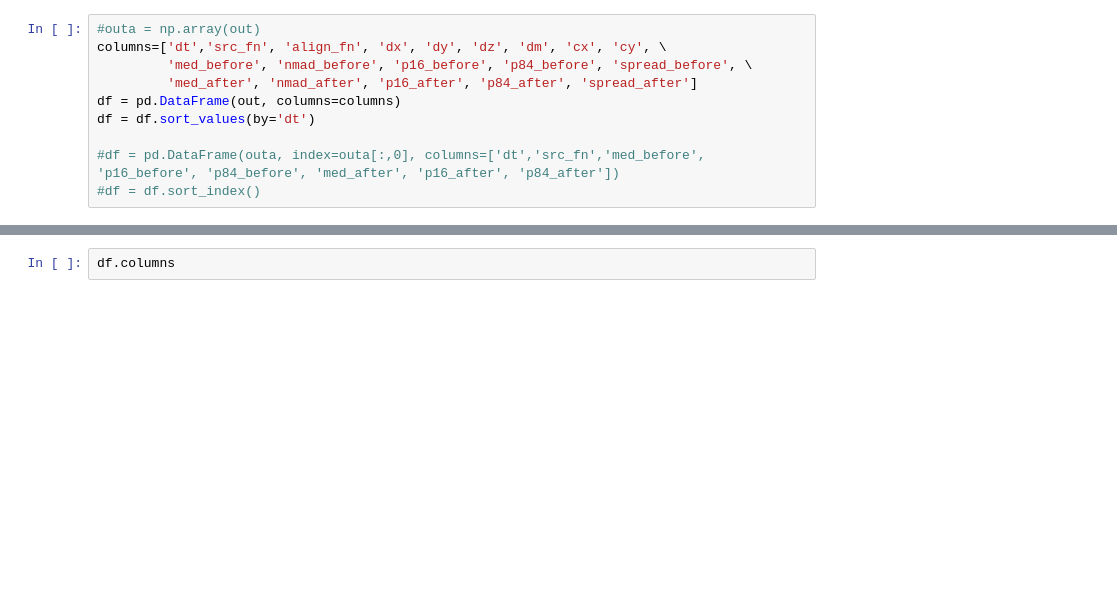
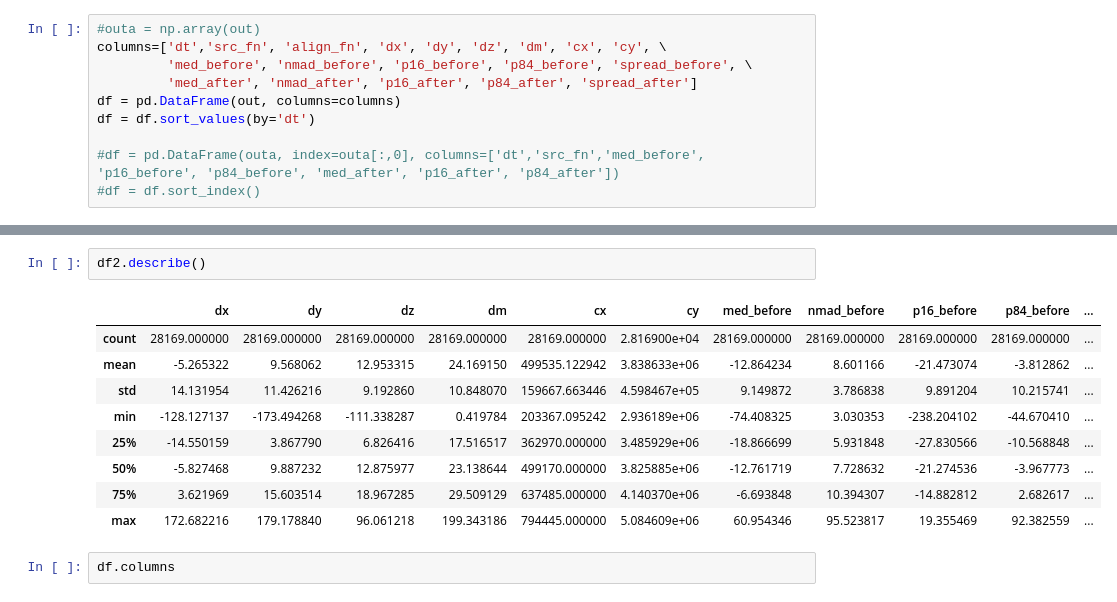
Before and after one commit to dshean/demcoreg, a Jupyter notebook: demcoreg/dem_align_post.ipynb, the cells around one changed output, grey strips where cells are left out. Drawn from its saved outputs; the diff is of its cells as text; blank space fills up the shorter version.

```diff
--- a/demcoreg/dem_align_post.ipynb
+++ b/demcoreg/dem_align_post.ipynb
@@ -92,3 +115,15 @@ df = df.sort_values(by='dt')
+# %%
+df2.describe()
+# %% [output]
+|  | dx | dy | dz | dm | cx | cy | med_before | nmad_before | p16_before | p84_before | ... |
+| count | 28169.000000 | 28169.000000 | 28169.000000 | 28169.000000 | 28169.000000 | 2.816900e+04 | 28169.000000 | 28169.000000 | 28169.000000 | 28169.000000 | ... |
+| mean | -5.265322 | 9.568062 | 12.953315 | 24.169150 | 499535.122942 | 3.838633e+06 | -12.864234 | 8.601166 | -21.473074 | -3.812862 | ... |
+| std | 14.131954 | 11.426216 | 9.192860 | 10.848070 | 159667.663446 | 4.598467e+05 | 9.149872 | 3.786838 | 9.891204 | 10.215741 | ... |
+| min | -128.127137 | -173.494268 | -111.338287 | 0.419784 | 203367.095242 | 2.936189e+06 | -74.408325 | 3.030353 | -238.204102 | -44.670410 | ... |
+| 25% | -14.550159 | 3.867790 | 6.826416 | 17.516517 | 362970.000000 | 3.485929e+06 | -18.866699 | 5.931848 | -27.830566 | -10.568848 | ... |
+| 50% | -5.827468 | 9.887232 | 12.875977 | 23.138644 | 499170.000000 | 3.825885e+06 | -12.761719 | 7.728632 | -21.274536 | -3.967773 | ... |
+| 75% | 3.621969 | 15.603514 | 18.967285 | 29.509129 | 637485.000000 | 4.140370e+06 | -6.693848 | 10.394307 | -14.882812 | 2.682617 | ... |
+| max | 172.682216 | 179.178840 | 96.061218 | 199.343186 | 794445.000000 | 5.084609e+06 | 60.954346 | 95.523817 | 19.355469 | 92.382559 | ... |
 # %%
 df.columns
 # %% [output]
```
Also changed, not shown: parts of 8 cells of this notebook.
